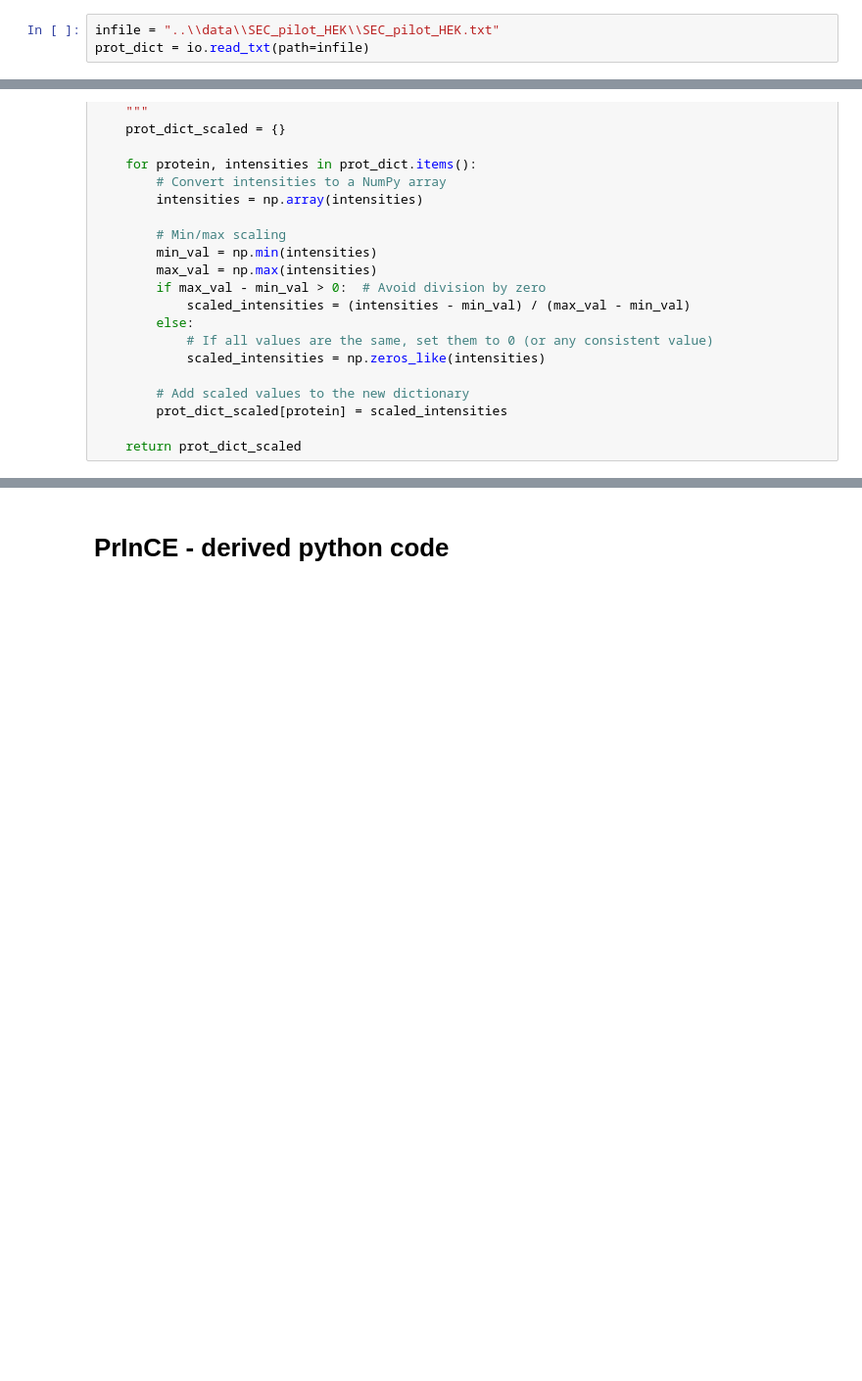
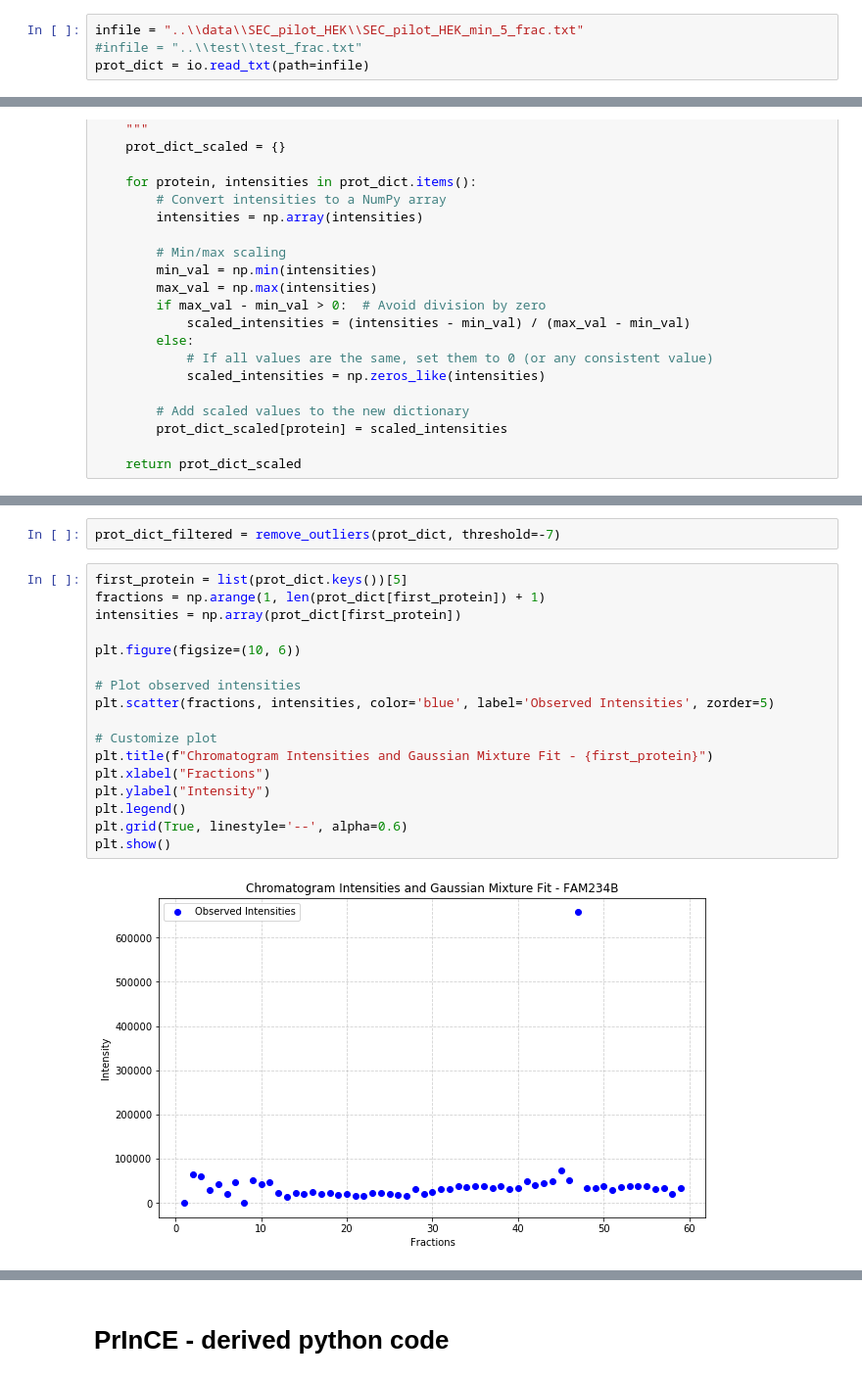
Before and after one commit to marcmuellerETHZ/PCprophet, a Jupyter notebook: PCprophet/sandbox_gmm.ipynb, the cells around one changed output, grey strips where cells are left out. Shown at 98% size. Drawn from its saved outputs; the diff is of its cells as text; blank space fills up the shorter version.

Commit message:
Added outlier detection based on raw profiles

```diff
--- a/PCprophet/sandbox_gmm.ipynb
+++ b/PCprophet/sandbox_gmm.ipynb
@@ -14,6 +15,7 @@ from scipy.signal import find_peaks
 import PCprophet.io_ as io
 import PCprophet.generate_features_allbyall as gf
 # %%
-infile = "..\\data\\SEC_pilot_HEK\\SEC_pilot_HEK.txt"
+infile = "..\\data\\SEC_pilot_HEK\\SEC_pilot_HEK_min_5_frac.txt"
+#infile = "..\\test\\test_frac.txt"
 prot_dict = io.read_txt(path=infile)
 # %% [output]
@@ -55,0 +108,21 @@ prot_dict_smooth = gf.clean_prot_dict(prot_dict_scaled)
+# %%
+prot_dict_filtered = remove_outliers(prot_dict, threshold=-7)
+# %%
+first_protein = list(prot_dict.keys())[5]
+fractions = np.arange(1, len(prot_dict[first_protein]) + 1)
+intensities = np.array(prot_dict[first_protein])
+
+plt.figure(figsize=(10, 6))
+
+# Plot observed intensities
+plt.scatter(fractions, intensities, color='blue', label='Observed Intensities', zorder=5)
+
+# Customize plot
+plt.title(f"Chromatogram Intensities and Gaussian Mixture Fit - {first_protein}")
+plt.xlabel("Fractions")
+plt.ylabel("Intensity")
+plt.legend()
+plt.grid(True, linestyle='--', alpha=0.6)
+plt.show()
+# %% [output]
+[figure, added]
```
Also changed, not shown: parts of 15 cells of this notebook, 1 other file.
